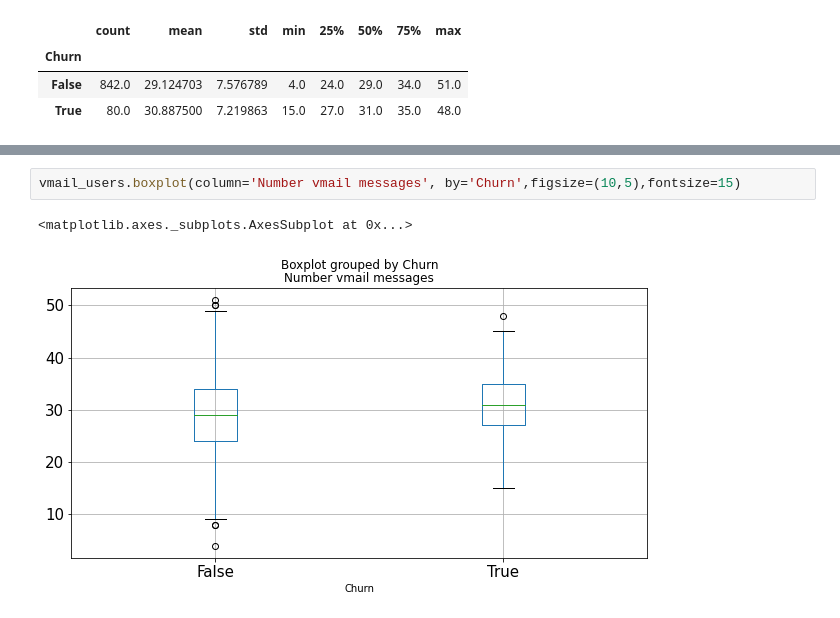
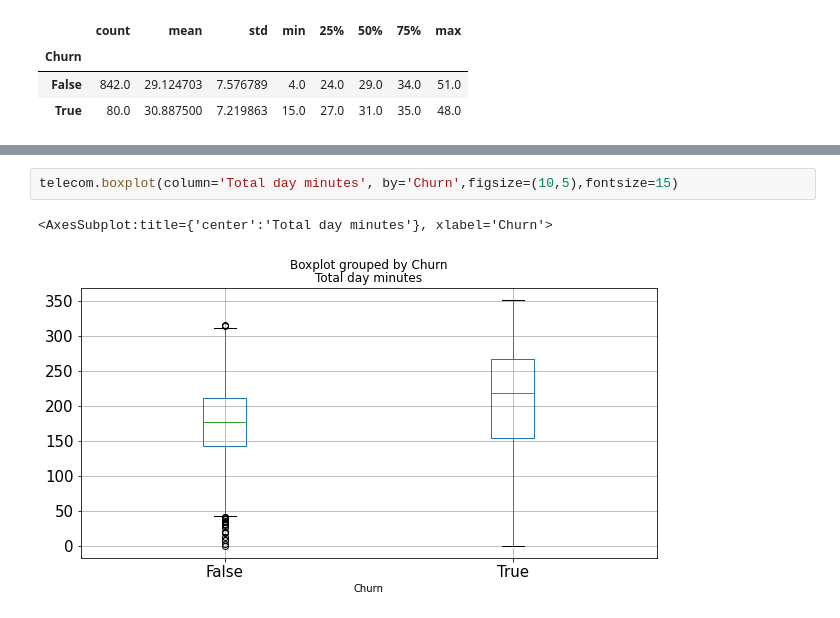
Before and after one commit to Harsshhhh/Telecom-Churn-Analysis-and-Prediction, a Jupyter notebook: Telecom_Churn_Analysis.ipynb, the cells around one changed output, grey strips where cells are left out. Drawn from its saved outputs; the diff is of its cells as text.

```diff
--- a/Telecom_Churn_Analysis.ipynb
+++ b/Telecom_Churn_Analysis.ipynb
@@ -117,5 +136,5 @@ Box plot to compare use of vmail feature between churned and non-churned custome
 # %%
-vmail_users.boxplot(column='Number vmail messages', by='Churn',figsize=(10,5),fontsize=15)
+telecom.boxplot(column='Total day minutes', by='Churn',figsize=(10,5),fontsize=15)
 # %% [output]
-<matplotlib.axes._subplots.AxesSubplot at 0x...>
+<AxesSubplot:title={'center':'Total day minutes'}, xlabel='Churn'>
-[figure, old version]
+[figure, new version]
```
Also changed, not shown: parts of 35 cells of this notebook.
